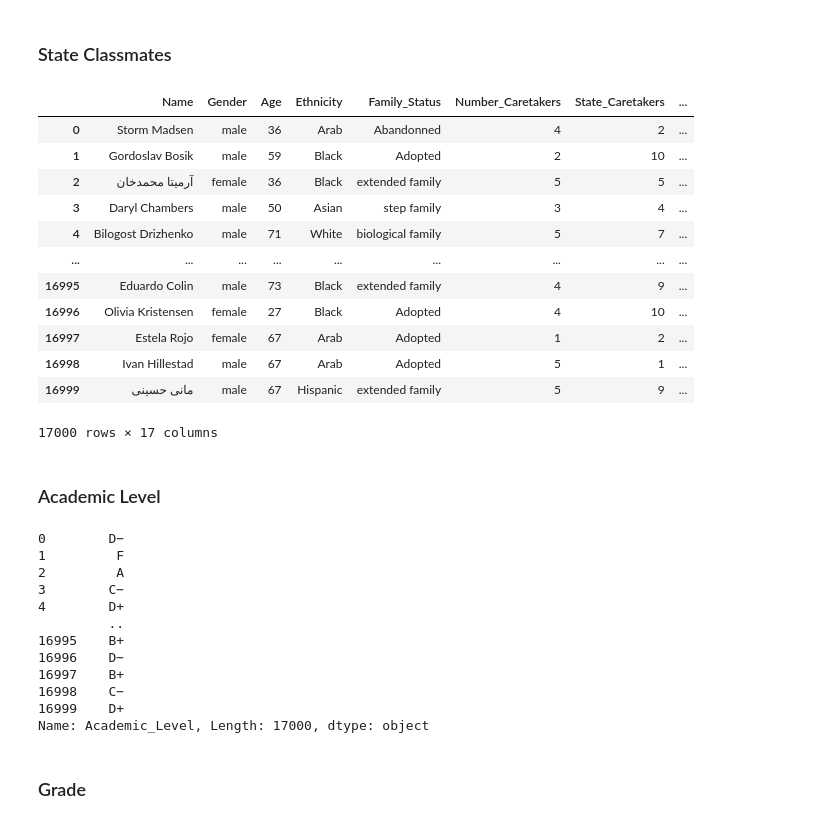
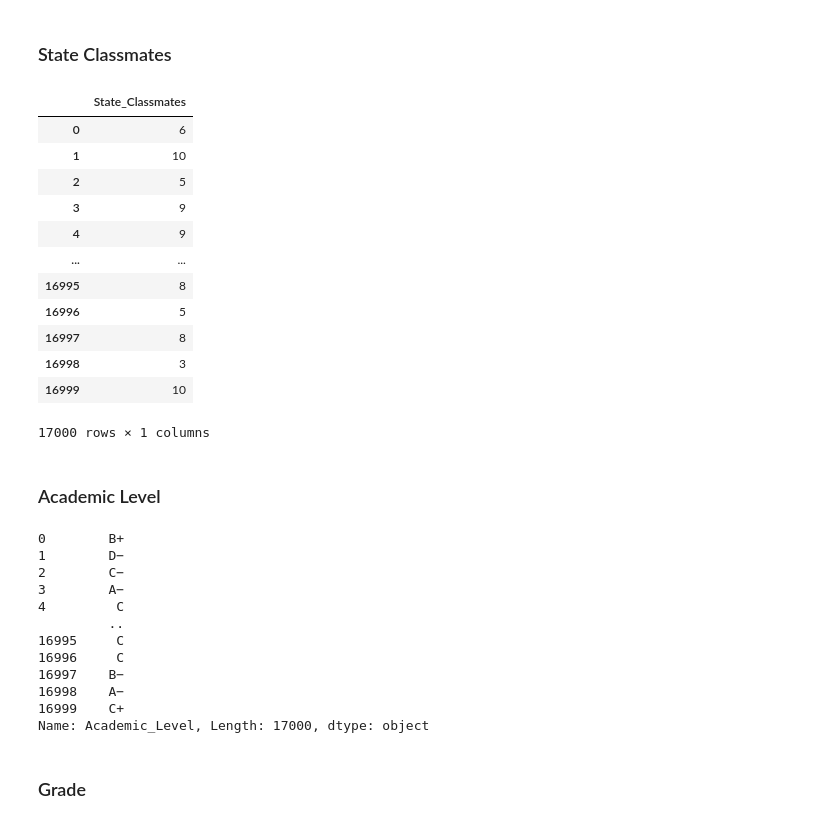
Before and after one commit to arfizato/dataGenVisDropout, a Jupyter notebook: genQuestionnaireDataset.ipynb, the cells around one changed output. Cells and saved outputs as stored; diff of their text form; code cells hidden in the pictures.

```diff
--- a/genQuestionnaireDataset.ipynb
+++ b/genQuestionnaireDataset.ipynb
@@ -399,8 +393,6 @@ questDF
 # %% [markdown]
 ### State Of State
 # %%
-columnIndex=13
-questDF[columnIndex]= questDF['State_Country'].apply(lambda x: np.random.randint(1,x+1))
-questDF.rename(columns={columnIndex:"State_State"}, inplace=True)
-questDF
+questDF["State_State"]= questDF['State_Country'].apply(lambda x: float(np.random.randint(max(x-np.random.randint(1,4) ,0)*10,x*10+1))/10)
+questDF[questDF.columns[[0,-4,-3,-2,-1]]]
 # %% [output]
@@ -439,0 +415,6 @@ questDF
+# %%
+questDF= fillState(questDF,14,"State_School")
+questDF["State_School"]= questDF['State_State'].apply(lambda x:
+                                                      float(np.random.randint(max(x-np.random.randint(1,4) ,0)*10,
+                                                                              min(10,x+np.random.randint(0,4))*10+1))/10)
+questDF[questDF.columns[[0,-3,-2,-1]]]
@@ -440,5 +435,2 @@ questDF
 # %% [markdown]
 ### State Teachers
-# %%
-questDF= fillState(questDF,15, "State_Teachers")
-questDF
@@ -458,0 +437,4 @@ questDF
+# %%
+questDF["State_Teachers"]= questDF['State_School'].apply(lambda x: float(np.random.randint(max(x-np.random.randint(1,4),0) *10,x*10+1))/10)
+
+questDF[questDF.columns[[-2,-1]]]
@@ -460,41 +456,39 @@ questDF
 ### State Classmates
 # %%
 questDF= fillState(questDF,16,"State_Classmates")
-questDF
+questDF[questDF.columns[[-1]]]
 # %% [output]
-|  | Name | Gender | Age | Ethnicity | Family_Status | Number_Caretakers | State_Caretakers | ... |
-| 0 | Storm Madsen | male | 36 | Arab | Abandonned | 4 | 2 | ... |
-| 1 | Gordoslav Bosik | male | 59 | Black | Adopted | 2 | 10 | ... |
-| 2 | آرمیتا محمدخان | female | 36 | Black | extended family | 5 | 5 | ... |
-| 3 | Daryl Chambers | male | 50 | Asian | step family | 3 | 4 | ... |
-| 4 | Bilogost Drizhenko | male | 71 | White | biological family | 5 | 7 | ... |
-| ... | ... | ... | ... | ... | ... | ... | ... | ... |
-| 16995 | Eduardo Colin | male | 73 | Black | extended family | 4 | 9 | ... |
-| 16996 | Olivia Kristensen | female | 27 | Black | Adopted | 4 | 10 | ... |
-| 16997 | Estela Rojo | female | 67 | Arab | Adopted | 1 | 2 | ... |
-| 16998 | Ivan Hillestad | male | 67 | Arab | Adopted | 5 | 1 | ... |
-| 16999 | مانی حسینی | male | 67 | Hispanic | extended family | 5 | 9 | ... |
+|  | State_Classmates |
+| 0 | 6 |
+| 1 | 10 |
+| 2 | 5 |
+| 3 | 9 |
+| 4 | 9 |
+| ... | ... |
+| 16995 | 8 |
+| 16996 | 5 |
+| 16997 | 8 |
+| 16998 | 3 |
+| 16999 | 10 |
-17000 rows × 17 columns
+17000 rows × 1 columns
 # %% [markdown]
 ### Academic Level
 # %%
-columnIndex= 21
-Levels=['A+', 'A', 'A−', 'B+', 'B', 'B−', 'C+', 'C', 'C−', 'D+', 'D', 'D−', 'F']
-questDF[columnIndex]= np.random.choice(Levels, questDF.shape[0])
-questDF.rename(columns={columnIndex:"Academic_Level"}, inplace=True)
+Levels=['A+', 'A', 'A−','A', 'A−', 'B+', 'B','B+', 'B','B+', 'B','B+', 'B', 'B−', 'C+', 'C', 'C−','B−', 'C+', 'C', 'C−','B−', 'C+', 'C', 'C−', 'D+', 'D','D+', 'D', 'D−', 'F']
+questDF["Academic_Level"]= np.random.choice(Levels, questDF.shape[0])
 questDF["Academic_Level"]
 # %% [output]
-0        D−
-1         F
-2         A
-3        C−
-4        D+
+0        B+
+1        D−
+2        C−
+3        A−
+4         C
          ..
-16995    B+
-16996    D−
-16997    B+
-16998    C−
-16999    D+
+16995     C
+16996     C
+16997    B−
+16998    A−
+16999    C+
 Name: Academic_Level, Length: 17000, dtype: object
 # %% [markdown]
 ### Grade
```
Also changed, not shown: parts of 55 cells of this notebook, 3 other files.
